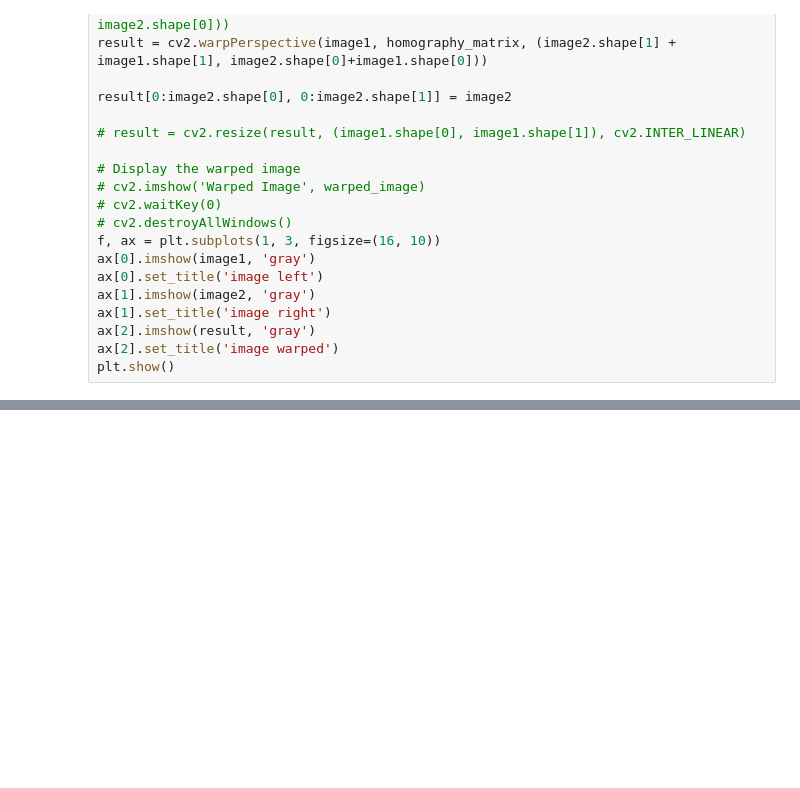
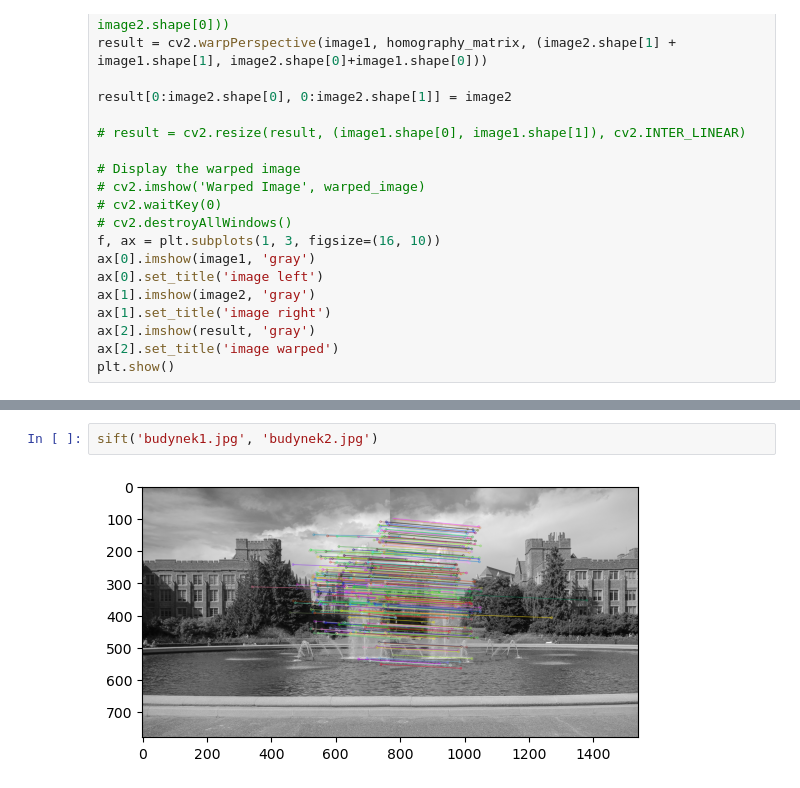
Before and after one commit to KrzysztofGG/ZAW, a Jupyter notebook: lab6/lab6.ipynb, the cells around one changed output, grey strips where cells are left out. Drawn from its saved outputs; the diff is of its cells as text; blank space fills up the shorter version.

```diff
--- a/lab6/lab6.ipynb
+++ b/lab6/lab6.ipynb
@@ -684,0 +713,4 @@ plt.show()
+# %%
+sift('budynek1.jpg', 'budynek2.jpg')
+# %% [output]
+[figure, added]
```
Also changed, not shown: parts of 4 cells of this notebook.
